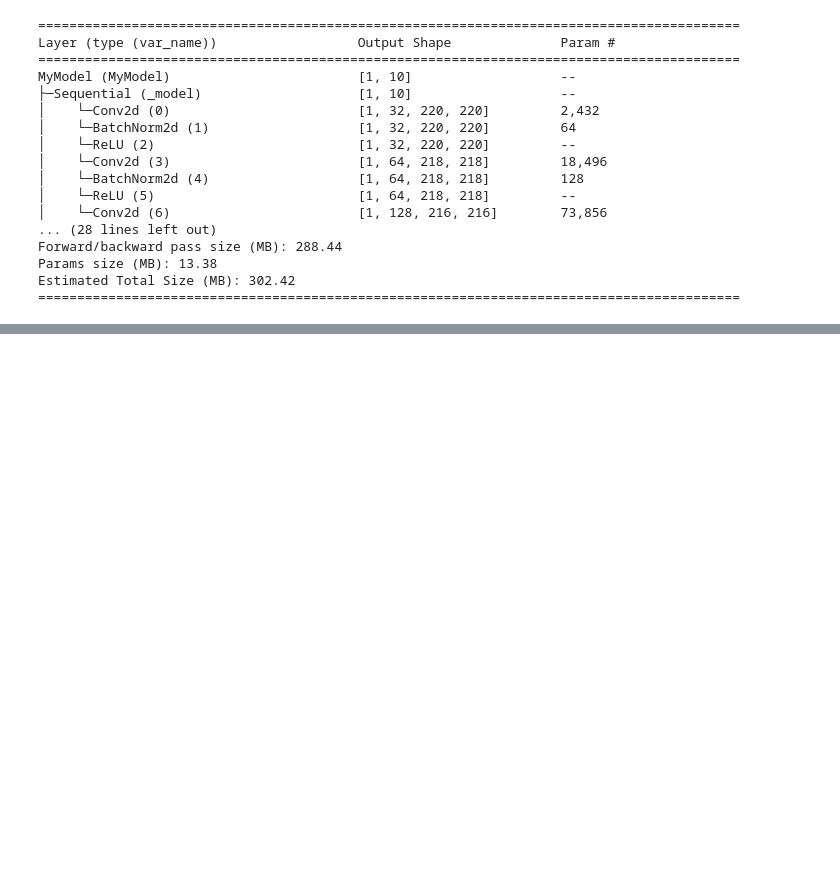
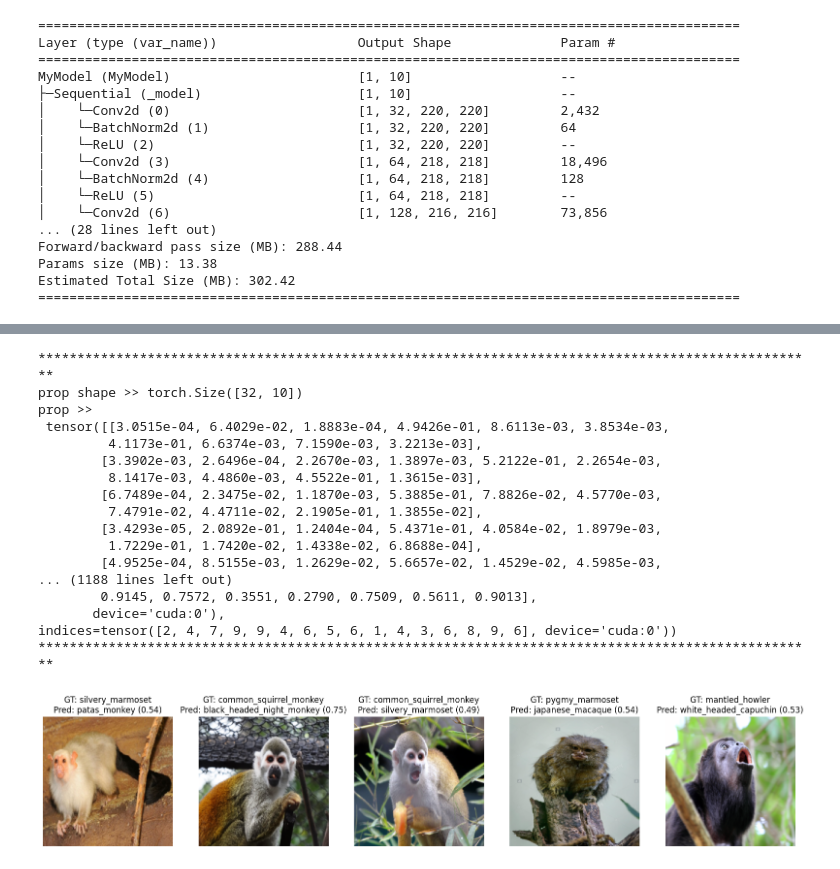
Before and after one commit to stjdans/bootcamp2, a Jupyter notebook: pytc/CNN구현.ipynb, the cells around one changed output, grey strips where cells are left out. Drawn from its saved outputs; the diff is of its cells as text; code cells hidden in the pictures; blank space fills up the shorter version.

```diff
--- a/pytc/CNN구현.ipynb
+++ b/pytc/CNN구현.ipynb
@@ -413,0 +438,3 @@ KeyboardInterrupt:
+# %%
+model.load_state_dict(torch.load('best063.pt'))
+model.eval()
@@ -413,0 +494,47 @@ KeyboardInterrupt:
+# %%
+def denormalize(image):
+    mean_ar = np.array(mean)
+    std_ar = np.array(std)
+    image = image * std_ar +mean_ar
+    return np.clip(image, 0, 1)
+# %%
+def visualise_predictions(sample_images,sample_gt_labels, pred_indices, pred_probs, num_images=5):
+    fig = plt.figure(figsize=(20,5))
+
+    for i in range(num_images):
+        idx = random.randint(0, len(sample_images) - 1)
+        image = sample_images[idx].transpose(1,2,0)
+        label = sample_gt_labels[idx]
+        pred_idx = pred_indices[idx]
+        pred_prob = pred_probs[idx]
+
+        image = denormalize(image)
+
+        ax = fig.add_subplot(1, num_images, i+1)
+        ax.imshow(image)
+        ax.set_title(f"GT: {class_map[label]}\nPred: {class_map[pred_idx]} ({pred_prob:.2f})")
+        ax.axis('off')
+
+    plt.show()
+# %%
+val_images, val_gt_labels, pred_indices, pred_probs = prediction(model, val_loader)
+visualise_predictions(val_images, val_gt_labels, pred_indices, pred_probs, num_images=5)
+# %% [output]
+****************************************************************************************************
+prop shape >> torch.Size([32, 10])
+prop >>
+ tensor([[3.0515e-04, 6.4029e-02, 1.8883e-04, 4.9426e-01, 8.6113e-03, 3.8534e-03,
+         4.1173e-01, 6.6374e-03, 7.1590e-03, 3.2213e-03],
+        [3.3902e-03, 2.6496e-04, 2.2670e-03, 1.3897e-03, 5.2122e-01, 2.2654e-03,
+         8.1417e-03, 4.4860e-03, 4.5522e-01, 1.3615e-03],
+        [6.7489e-04, 2.3475e-02, 1.1870e-03, 5.3885e-01, 7.8826e-02, 4.5770e-03,
+         7.4791e-02, 4.4711e-02, 2.1905e-01, 1.3855e-02],
+        [3.4293e-05, 2.0892e-01, 1.2404e-04, 5.4371e-01, 4.0584e-02, 1.8979e-03,
+         1.7229e-01, 1.7420e-02, 1.4338e-02, 6.8688e-04],
+        [4.9525e-04, 8.5155e-03, 1.2629e-02, 5.6657e-02, 1.4529e-02, 4.5985e-03,
+... (1188 lines left out)
+        0.9145, 0.7572, 0.3551, 0.2790, 0.7509, 0.5611, 0.9013],
+       device='cuda:0'),
+indices=tensor([2, 4, 7, 9, 9, 4, 6, 5, 6, 1, 4, 3, 6, 8, 9, 6], device='cuda:0'))
+****************************************************************************************************
+[figure, added]
```
Also changed, not shown: parts of 8 cells of this notebook, 30 other files.
